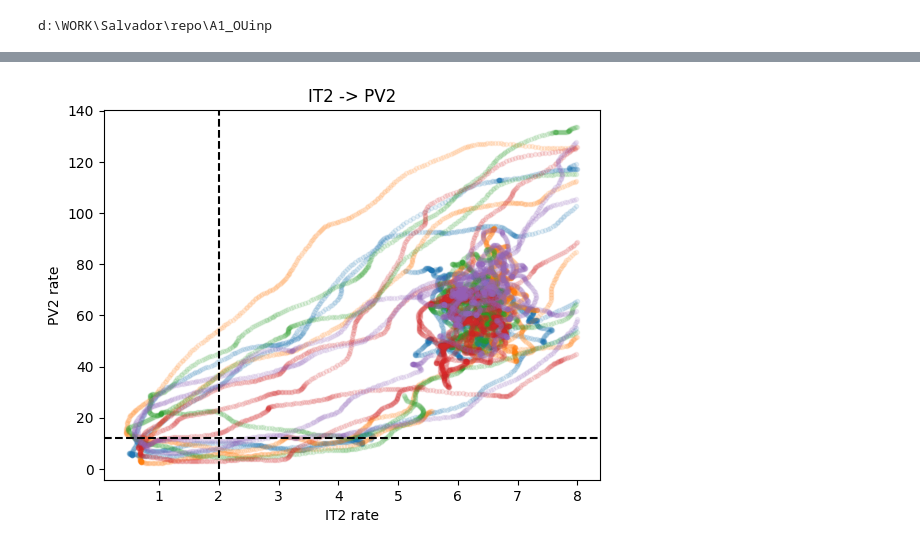
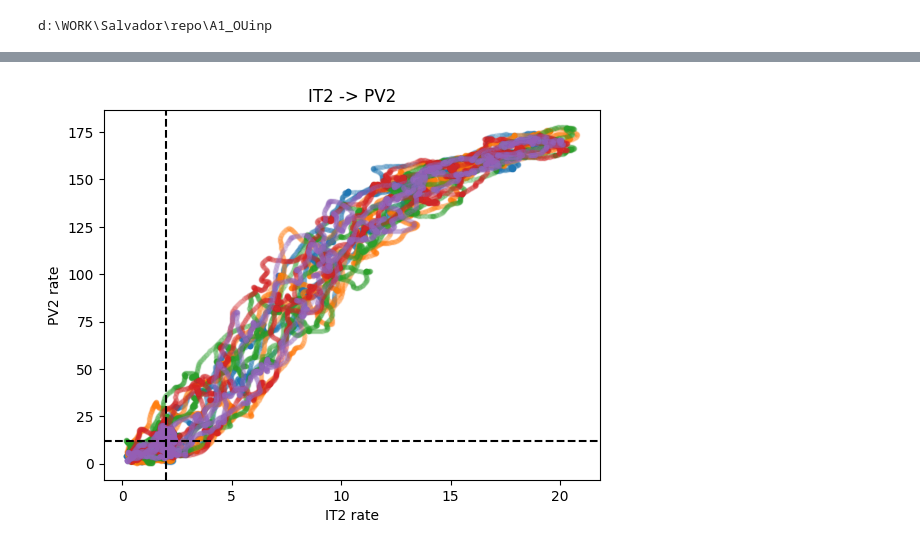
Before and after one commit to niknovikov19/A1-OUinp, a Jupyter notebook: analysis/batch/analyze_rate_io.ipynb, the cells around one changed output, grey strips where cells are left out. Drawn from its saved outputs; the diff is of its cells as text; code cells hidden in the pictures.

```diff
--- a/analysis/batch/analyze_rate_io.ipynb
+++ b/analysis/batch/analyze_rate_io.ipynb
@@ -17,8 +18,7 @@ print(DIR_REPO)
 d:\WORK\Salvador\repo\A1_OUinp
 # %%
 EXP_LABEL = (
-    'batch_rxbkg_unconn_state1_mech1/net_inpsur_rsweep_newsec_var_seed_pre/'
-    'exp_pre_L2_post_L2_nseed_5_npre_5_t_5.0_20.0_tri_t0_5000_T_7500_rmax_50_ictrl_wmult_0.25_ee_0.5'
+    'exp_pre_L2_post_L2_nseed_5_npre_5_t_5.0_20.0_tri_t0_5000_T_7500_rmax_10xbkg_500_ictrl_wmult_0.25_ee_0.5'
 )
 CFG_PARAM_FIELDS = {'pop_pre': 'pop_pre', 'seed': 'seed_main'}
 
@@ -32,7 +32,8 @@ tau_smooth = 10e-3
 # Per-dimension chunk sizes for the rate dynamics nc-file
 rate_chunks = {'pop_pre': 1, 'seed': 1}
 
-dirpath_exp = DIR_REPO / 'exp_results' / EXP_LABEL
+#dirpath_exp = DIR_REPO / 'exp_results' / EXP_LABEL
+dirpath_exp = Path('X:') / EXP_LABEL
 dirpath_cfg = dirpath_exp / 'cfg'
 dirpath_work = dirpath_exp / 'combined'
 dirpath_cache = dirpath_work / 'data_proc'
@@ -104,36 +109,36 @@ r_target = cfg0['target_rates']
 # %%
 pop_pre = 'IT2'
 
 pops_post = [pop for pop in rates_xr.pop.values if 'frz' not in pop]
 
 R_pre = rates_xr.sel(pop_pre=pop_pre, pop=f'{pop_pre}frz').compute()
 R_post = rates_xr.sel(pop_pre=pop_pre, pop=pops_post).compute()
 
 # Moving-average smoothing over time
 smooth_win_s = 0.2
 smooth_win_n = max(1, int(round(smooth_win_s / dt_bin)))
 R_pre_sm = R_pre.rolling(time=smooth_win_n, center=True, min_periods=1).mean()
 R_post_sm = R_post.rolling(time=smooth_win_n, center=True, min_periods=1).mean()
 
-mask = R_pre_sm < 8
-R_pre_sm = R_pre_sm.where(mask)
-R_post_sm = R_post_sm.where(mask)
+#mask = R_pre_sm < 8
+#R_pre_sm = R_pre_sm.where(mask)
+#R_post_sm = R_post_sm.where(mask)
 
 pop_post = 'PV2'
 
 r0_pre = r_target[pop_pre]
 r0_post = r_target[pop_post]
 
 plt.figure()
 for seed in R_pre_sm.seed.values:
     plt.plot(R_pre_sm.sel(seed=seed),
-            R_post_sm.sel(seed=seed).sel(pop=pop_post),
-            '.', alpha=0.1)
+             R_post_sm.sel(seed=seed).sel(pop=pop_post),
+             '.', alpha=0.1)
 plt.axhline(r0_post, color='k', linestyle='--')
 plt.axvline(r0_pre, color='k', linestyle='--')
 plt.xlabel(f'{pop_pre} rate')
 plt.ylabel(f'{pop_post} rate')
 plt.title(f'{pop_pre} -> {pop_post}')
 plt.show()
 # %% [output]
-[figure, old version]
+[figure, new version]
```
Also changed, not shown: parts of 18 cells of this notebook, 4 other files.
